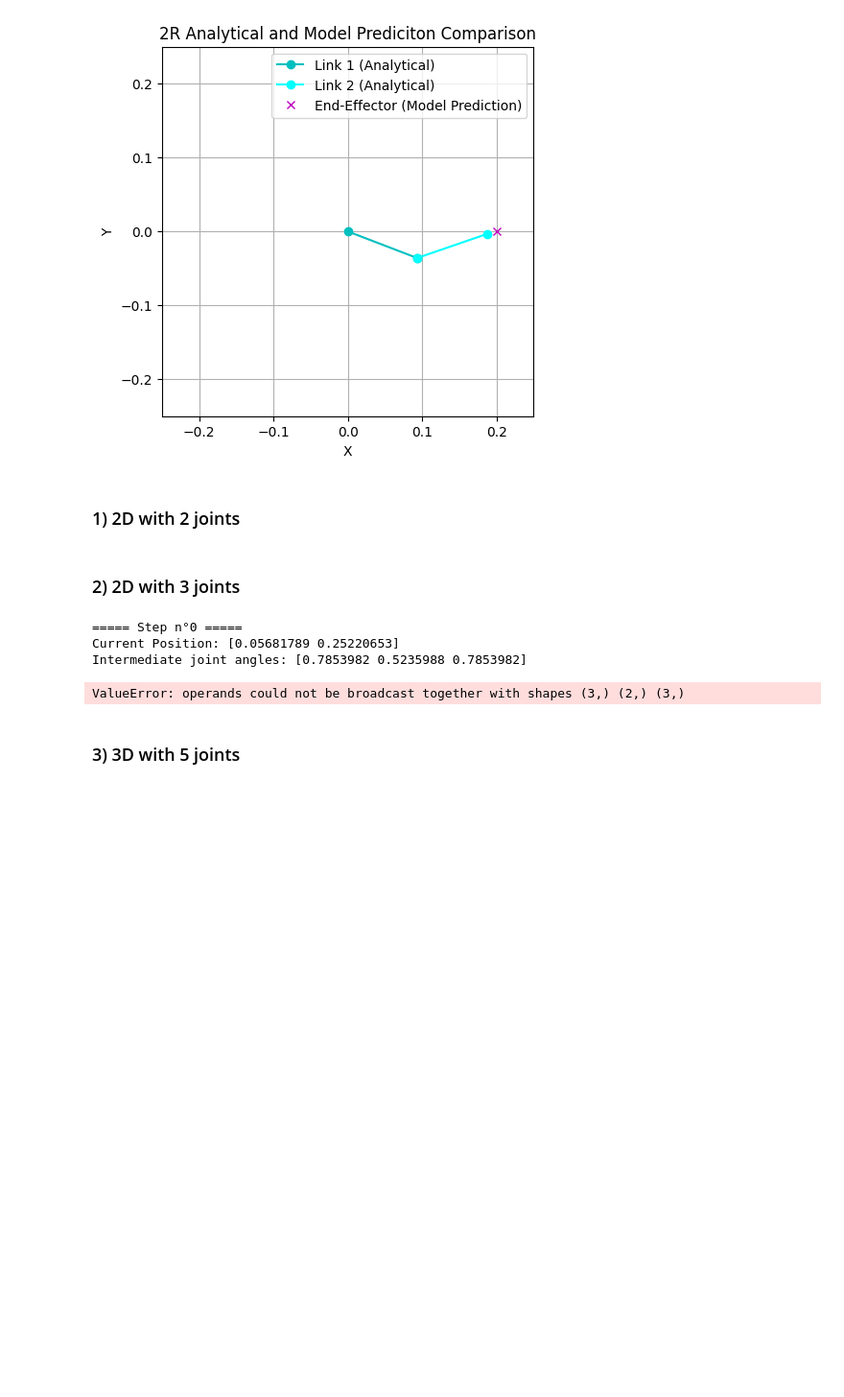
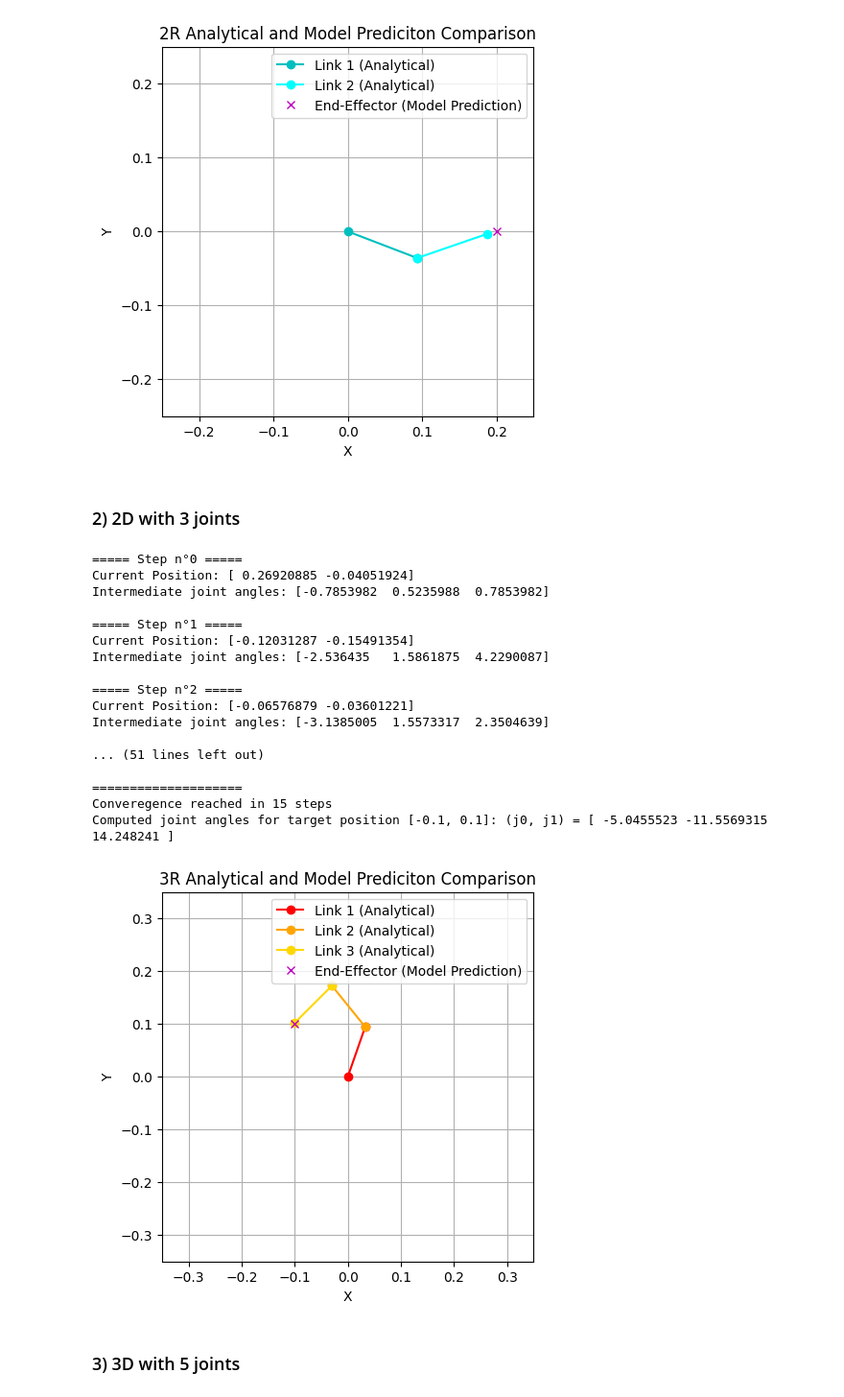
Before and after one commit to Mowibox/Mujoco-ML, a Jupyter notebook: mujoco_ml.ipynb, the cells around one changed output. Shown at 96% size. Cells and saved outputs as stored; diff of their text form; code cells hidden in the pictures; blank space fills up the shorter version.

```diff
--- a/mujoco_ml.ipynb
+++ b/mujoco_ml.ipynb
@@ -921,7 +921,7 @@ def IK_Newton_Raphson(target_pos, initial_theta, model, max_iters=100, tolerance
         if np.linalg.norm(error) < tolerance:
             break
 
-        J = FK_Jacobian_pred(model, theta)[:2, :2]
+        J = FK_Jacobian_pred(model, theta)
 
         dtheta = (tf.linalg.pinv(J) @ error)
         theta += dtheta.numpy().flatten()
@@ -976,23 +960,35 @@ Intermediate joint angles: [-4.2581825  1.8158553]
 Converegence reached in 10 steps
 Computed joint angles for target position [0.2, 0]: (j0, j1) = [-12.934212  13.267781]
 [figure]
-# %% [markdown]
-### 1) 2D with 2 joints
 # %% [markdown]
 ### 2) 2D with 3 joints
 # %%
-target_position = [0.2, 0]
-initial_guess = [np.pi/4, np.pi/6, np.pi/4]
+target_position = [-0.1, 0.1]
+initial_guess = [-np.pi/4, np.pi/6, np.pi/4]
 
 theta_solution = IK_Newton_Raphson(target_position, initial_guess, model_3R)
 
 result_model = FK(model_3R, theta_solution)
 dispFK_3R(result_model, theta_solution)
 # %% [output]
 ===== Step n°0 =====
-Current Position: [0.05681789 0.25220653]
-Intermediate joint angles: [0.7853982 0.5235988 0.7853982]
+Current Position: [ 0.26920885 -0.04051924]
+Intermediate joint angles: [-0.7853982  0.5235988  0.7853982]
+
+===== Step n°1 =====
+Current Position: [-0.12031287 -0.15491354]
+Intermediate joint angles: [-2.536435   1.5861875  4.2290087]
+
+===== Step n°2 =====
+Current Position: [-0.06576879 -0.03601221]
+Intermediate joint angles: [-3.1385005  1.5573317  2.3504639]
+
+... (51 lines left out)
+
+====================
+Converegence reached in 15 steps
+Computed joint angles for target position [-0.1, 0.1]: (j0, j1) = [ -5.0455523 -11.5569315  14.248241 ]
-ValueError: operands could not be broadcast together with shapes (3,) (2,) (3,)
+[figure, added]
 # %% [markdown]
 ### 3) 3D with 5 joints
 # %% [markdown]
```
Also changed, not shown: parts of 2 cells of this notebook.
